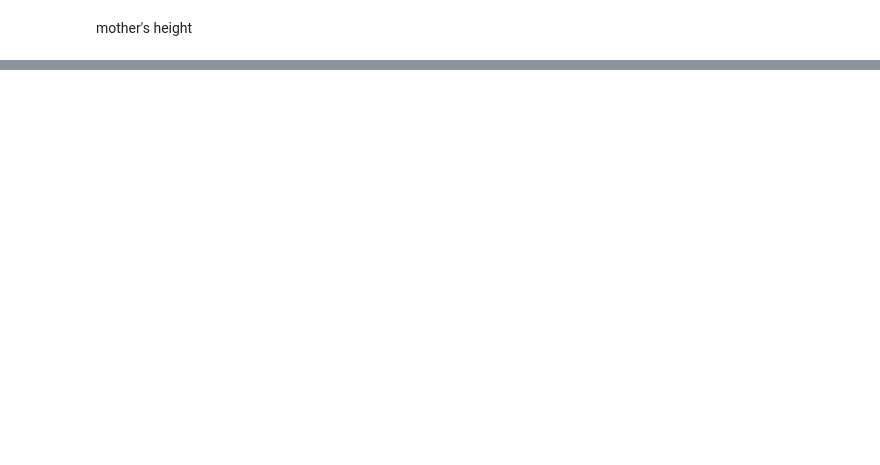
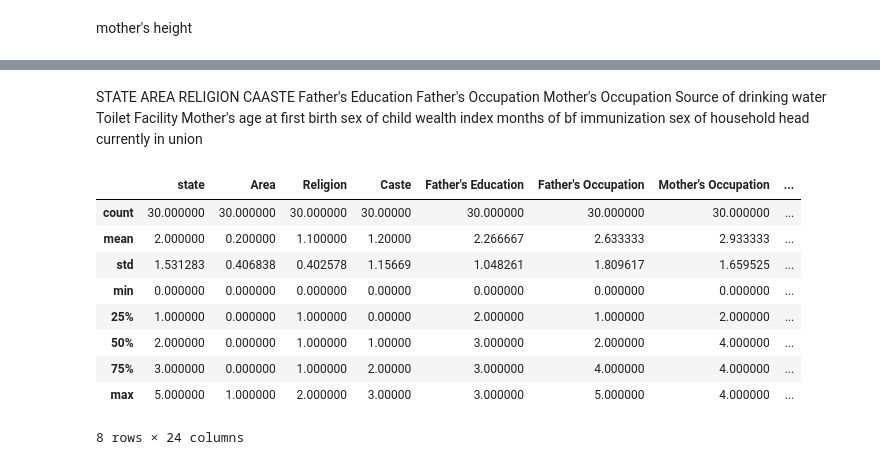
Before and after one commit to 444vj/Child-Malnutrition-01, a Jupyter notebook: preprocessed_data_dhs.ipynb, the cells around one changed output, grey strips where cells are left out. Drawn from its saved outputs; the diff is of its cells as text; code cells hidden in the pictures; blank space fills up the shorter version.

```diff
--- a/preprocessed_data_dhs.ipynb
+++ b/preprocessed_data_dhs.ipynb
@@ -854,0 +1010,5 @@ df.to_csv('preprocessed_data.csv')
+# %%
+# If 'Unnamed: 0' is an index column, you can set the index_col parameter
+df = pd.read_csv('/content/preprocessed_data1.csv', index_col=0)
+# %%
+df = df.loc[:, ~df.columns.str.contains('^Unnamed')]
@@ -854,0 +1097,68 @@ df.to_csv('preprocessed_data.csv')
+# %%
+
+dfl = pd.DataFrame()
+# %% [markdown]
+STATE
+AREA
+RELIGION
+CAASTE
+Father's Education
+Father's Occupation
+Mother's Occupation
+Source of drinking water
+Toilet Facility
+Mother's age at first birth
+sex of child
+wealth index
+months of bf
+immunization
+sex of household head
+currently in union
+# %%
+label_encoder = preprocessing.LabelEncoder()
+dfl['state']= label_encoder.fit_transform(df['state'])
+dfl['Area']= label_encoder.fit_transform(df['Area'])
+dfl['Religion']= label_encoder.fit_transform(df['Religion'])
+dfl['Caste']= label_encoder.fit_transform(df['Caste'])
+dfl['Father\'s Education']= label_encoder.fit_transform(df['Father\'s Education'])
+dfl['Father\'s Occupation']= label_encoder.fit_transform(df['Father\'s Occupation'])
+#dfl['child\'s height(in cms)(one decimal)']= label_encoder.fit_transform(df['child\'s height(in cms)(one decimal)'])
+dfl['Mother\'s Occupation']= label_encoder.fit_transform(df['Mother\'s Occupation'])
+#dfl['exposure to mass media']= label_encoder.fit_transform(df['exposure to mass media'])
+dfl['Source of drinking water']= label_encoder.fit_transform(df['Source of drinking water'])
+dfl['Toilet Facility'] = label_encoder.fit_transform(df['Toilet Facility'])
+dfl['Mother\'s age at first birth']= label_encoder.fit_transform(df['Mother\'s age at first birth'])
+#dfl['mothers_bmi']= label_encoder.fit_transform(df['mothers_bmi'])
+#dfl['child\'s age']= label_encoder.fit_transform(df['child\'s age'])
+dfl['sex of child']= label_encoder.fit_transform(df['sex of child'])
+#dfl['child\'s weight(in kgs)(one decimal)']= label_encoder.fit_transform(df['child\'s weight(in kgs)(one decimal)'])
+#dfl['initiation of bf(early initiation)']= label_encoder.fit_transform(df['initiation of bf(early initiation)'])
+dfl['wealth index']= label_encoder.fit_transform(df['wealth index'])
+dfl['months of bf']= label_encoder.fit_transform(df['months of bf'])
+dfl['immunization']= label_encoder.fit_transform(df['immunization'])
+dfl['sex of household head']= label_encoder.fit_transform(df['sex of household head'])
+dfl['currently in union']= label_encoder.fit_transform(df['currently in union'])
+#dfl['mother\'s height']= label_encoder.fit_transform(df['mother\'s height'])
+
+dfl['child\'s weight(in kgs)(one decimal)'] = df['child\'s weight(in kgs)(one decimal)']
+dfl['body mass index'] = df['body mass index']
+dfl['mother\'s height'] = df['mother\'s height']
+dfl['number of living children'] = df['number of living children']
+dfl['child\'s height(in cms)(one decimal)'] = df['child\'s height(in cms)(one decimal)']
+dfl['mother\'s weight'] = df['mother\'s weight']
+dfl['index to birth history'] = df['index to birth history']
+dfl['mothers_bmi'] = df['mothers_bmi']
+# %%
+
+dfl.describe()
+# %% [output]
+|  | state | Area | Religion | Caste | Father's Education | Father's Occupation | Mother's Occupation | ... |
+| count | 30.000000 | 30.000000 | 30.000000 | 30.00000 | 30.000000 | 30.000000 | 30.000000 | ... |
+| mean | 2.000000 | 0.200000 | 1.100000 | 1.20000 | 2.266667 | 2.633333 | 2.933333 | ... |
+| std | 1.531283 | 0.406838 | 0.402578 | 1.15669 | 1.048261 | 1.809617 | 1.659525 | ... |
+| min | 0.000000 | 0.000000 | 0.000000 | 0.00000 | 0.000000 | 0.000000 | 0.000000 | ... |
+| 25% | 1.000000 | 0.000000 | 1.000000 | 0.00000 | 2.000000 | 1.000000 | 2.000000 | ... |
+| 50% | 2.000000 | 0.000000 | 1.000000 | 1.00000 | 3.000000 | 2.000000 | 4.000000 | ... |
+| 75% | 3.000000 | 0.000000 | 1.000000 | 2.00000 | 3.000000 | 4.000000 | 4.000000 | ... |
+| max | 5.000000 | 1.000000 | 2.000000 | 3.00000 | 3.000000 | 5.000000 | 4.000000 | ... |
+8 rows × 24 columns
```
Also changed, not shown: parts of 54 cells of this notebook.
